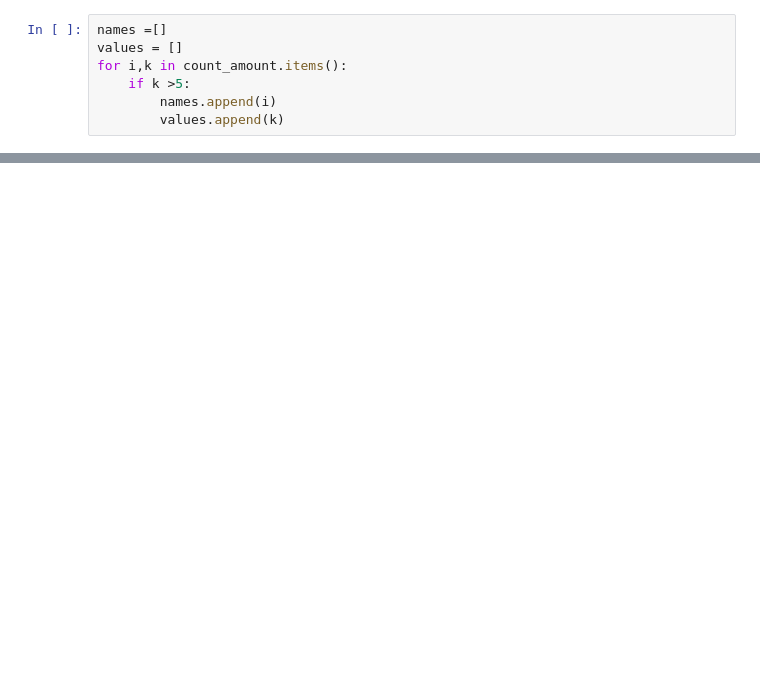
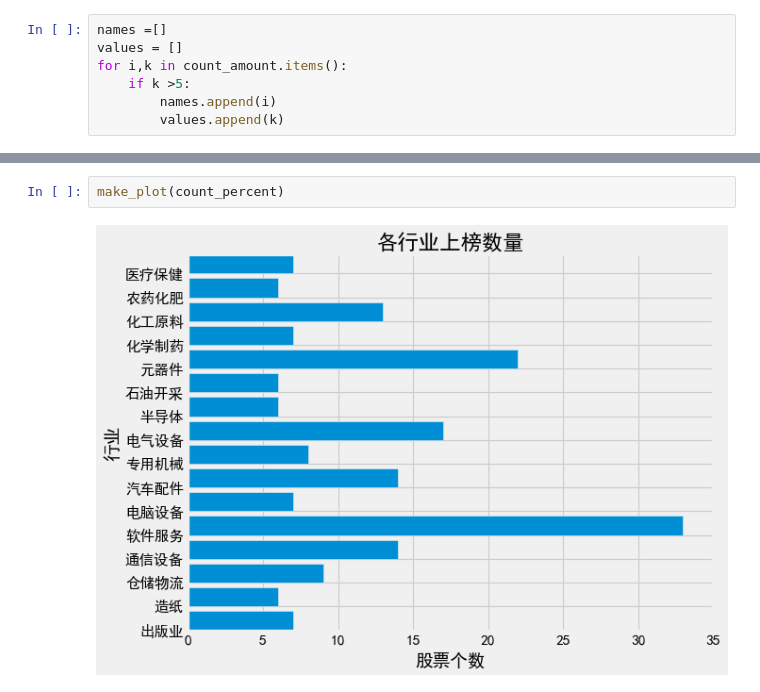
Before and after one commit to keyiyi/tulearn, a Jupyter notebook: bigvol.ipynb, the cells around one changed output, grey strips where cells are left out. Cells and saved outputs as stored; diff of their text form; blank space fills up the shorter version.

```diff
--- a/bigvol.ipynb
+++ b/bigvol.ipynb
@@ -76,0 +135,4 @@ ax.barh(names,values)
+# %%
+make_plot(count_percent)
+# %% [output]
+[figure, added]
```
Also changed, not shown: parts of 9 cells of this notebook, 1 other file.
